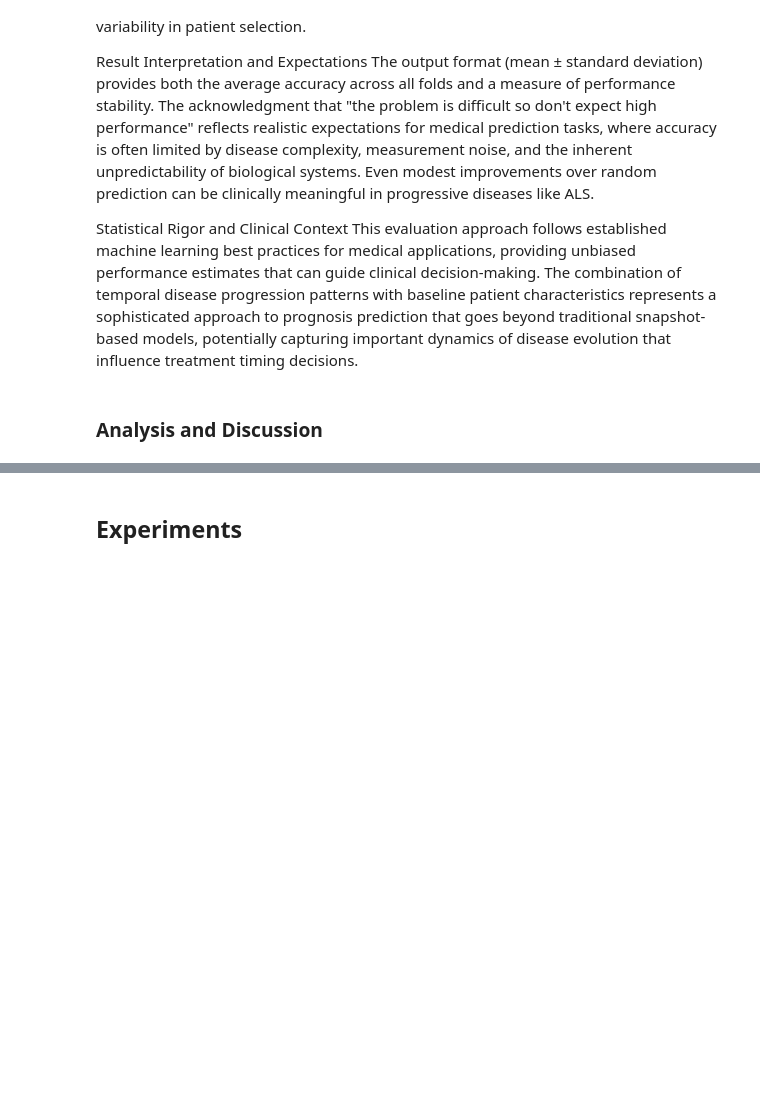
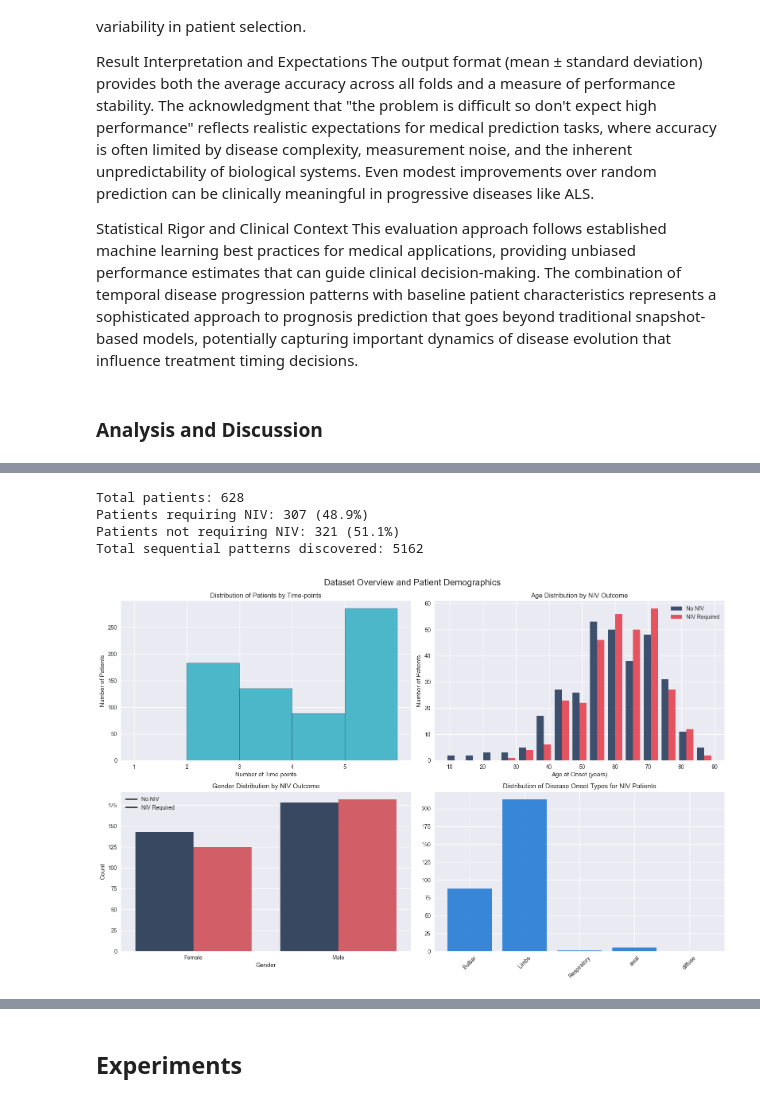
Before and after one commit to gabmeirinho/datamining, a Jupyter notebook: PD_202425_Project2.ipynb, the cells around one changed output, grey strips where cells are left out. Cells and saved outputs as stored; diff of their text form; code cells hidden in the pictures; blank space fills up the shorter version.

```diff
--- a/PD_202425_Project2.ipynb
+++ b/PD_202425_Project2.ipynb
@@ -830,3 +820,14 @@ Name: count, dtype: int64
+# %%
+evolution_counts = binary_df['Evolution'].value_counts()
+print(f"Total patients: {len(binary_df)}")
+print(f"Patients requiring NIV: {evolution_counts[1]} ({evolution_counts[1]/len(binary_df)*100:.1f}%)")
+print(f"Patients not requiring NIV: {evolution_counts[0]} ({evolution_counts[0]/len(binary_df)*100:.1f}%)")
+print(f"Total sequential patterns discovered: {len([col for col in binary_df.columns if col.startswith('<')])}")
+# %% [output]
+Total patients: 628
+Patients requiring NIV: 307 (48.9%)
+Patients not requiring NIV: 321 (51.1%)
+Total sequential patterns discovered: 5162
 # %%
 import matplotlib.pyplot as plt
 import seaborn as sns
@@ -841,3 +842,72 @@ warnings.filterwarnings('ignore')
 # Set plotting style
 plt.style.use('seaborn-v0_8')
 sns.set_palette("husl")
+# %%
+# 1. Dataset Overview Analysis
+fig, axes = plt.subplots(2, 2, figsize=(16, 10))
+
+# 1.1 Distribution of patients by number of time-points
+ref_counts = temporal_df['REF'].value_counts()
+axes[0,0].hist(ref_counts.values, bins=range(1, 7), alpha=0.85, edgecolor='black', color="#30aec2")
+axes[0,0].set_xlabel('Number of Time-points')
+axes[0,0].set_ylabel('Number of Patients')
+axes[0,0].set_title('Distribution of Patients by Time-points')
+axes[0,0].set_xticks(range(1, 6))
+
+# 1.2 Age distribution by NIV outcome (histogram)
+if 'Age at onset (years)' in binary_df.columns:
+    # Create histogram with separate distributions
+    ages_no_niv = binary_df[binary_df['Evolution'] == 0]['Age at onset (years)'].dropna()
+    ages_niv = binary_df[binary_df['Evolution'] == 1]['Age at onset (years)'].dropna()
+
+    axes[0,1].hist([ages_no_niv, ages_niv], bins=15, alpha=0.85,
+                   label=['No NIV', 'NIV Required'], color=["#1d3557", '#e63946'])
+    axes[0,1].set_xlabel('Age at Onset (years)')
+    axes[0,1].set_ylabel('Number of Patients')
+    axes[0,1].set_title('Age Distribution by NIV Outcome')
+    axes[0,1].legend()
+else:
+    axes[0,1].text(0.5, 0.5, 'Age data not available', ha='center', va='center')
+    axes[0,1].set_title('Age Distribution by NIV Outcome')
+
+# 1.3 Gender distribution by NIV outcome
+gender_cols = [col for col in binary_df.columns if 'Gender_' in col]
+if gender_cols:
+    gender_data = []
+    for col in gender_cols:
+        gender_name = col.replace('Gender_', '')
+        niv_counts = binary_df.groupby('Evolution')[col].sum()
+        for outcome in [0, 1]:
+            if outcome in niv_counts.index:
+                gender_data.append({'Gender': gender_name, 'NIV': outcome, 'Count': niv_counts[outcome]})
+
+    if gender_data:
+        gender_df = pd.DataFrame(gender_data)
+        sns.barplot(data=gender_df, x='Gender', y='Count', hue='NIV', alpha=0.9,
+                   palette=['#1d3557', '#e63946'], ax=axes[1,0])
+        axes[1,0].set_title('Gender Distribution by NIV Outcome')
+        axes[1,0].legend(['No NIV', 'NIV Required'])
+
+# 1.4 Onset type distribution for NIV patients
+onset_cols = [col for col in binary_df.columns if 'Onset_' in col]
+if onset_cols:
+    # Filter for patients requiring NIV (Evolution = 1)
+    niv_patients = binary_df[binary_df['Evolution'] == 1]
+
+    onset_data = []
+    for col in onset_cols:
+        onset_name = col.replace('Onset_', '')
+        count = niv_patients[col].sum()
+        onset_data.append({'Onset': onset_name, 'Count': count})
+
+    if onset_data:
+        onset_df = pd.DataFrame(onset_data)
+        bars = axes[1,1].bar(onset_df['Onset'], onset_df['Count'], color="#1875D3", alpha=0.85)
+        axes[1,1].set_title('Distribution of Disease Onset Types for NIV Patients')
+        axes[1,1].tick_params(axis='x', rotation=45)
+
+plt.tight_layout()
+plt.suptitle('Dataset Overview and Patient Demographics', fontsize=16, y=1.02)
+plt.show()
+# %% [output]
+[figure, added]
```
Also changed, not shown: parts of 13 cells of this notebook.
